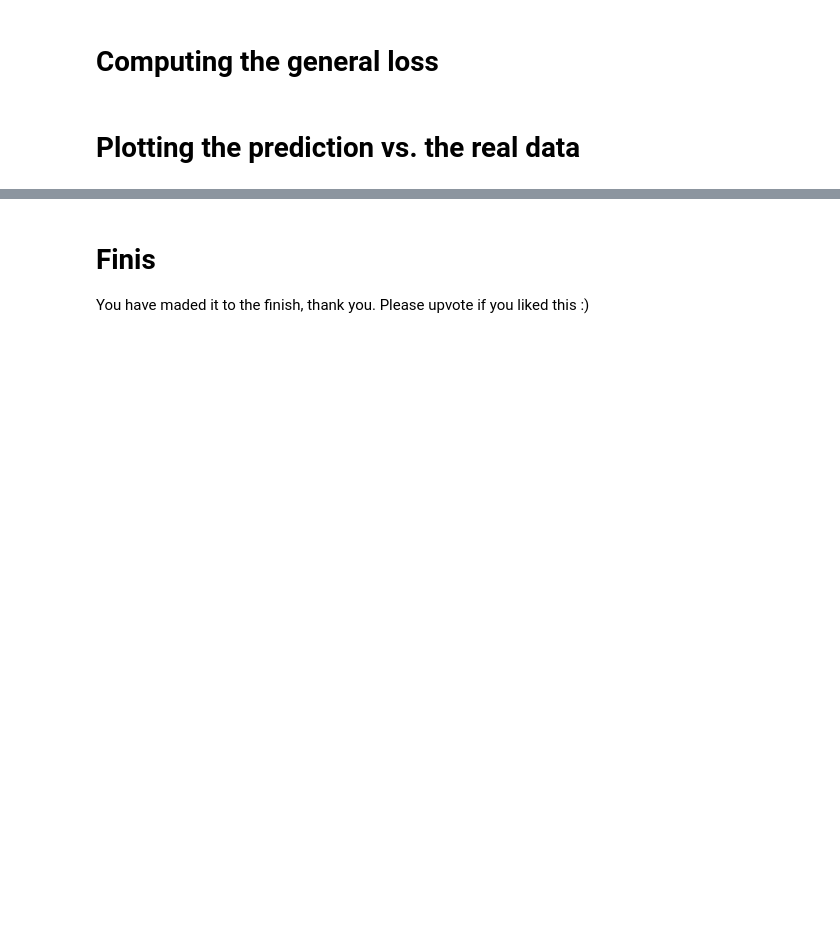
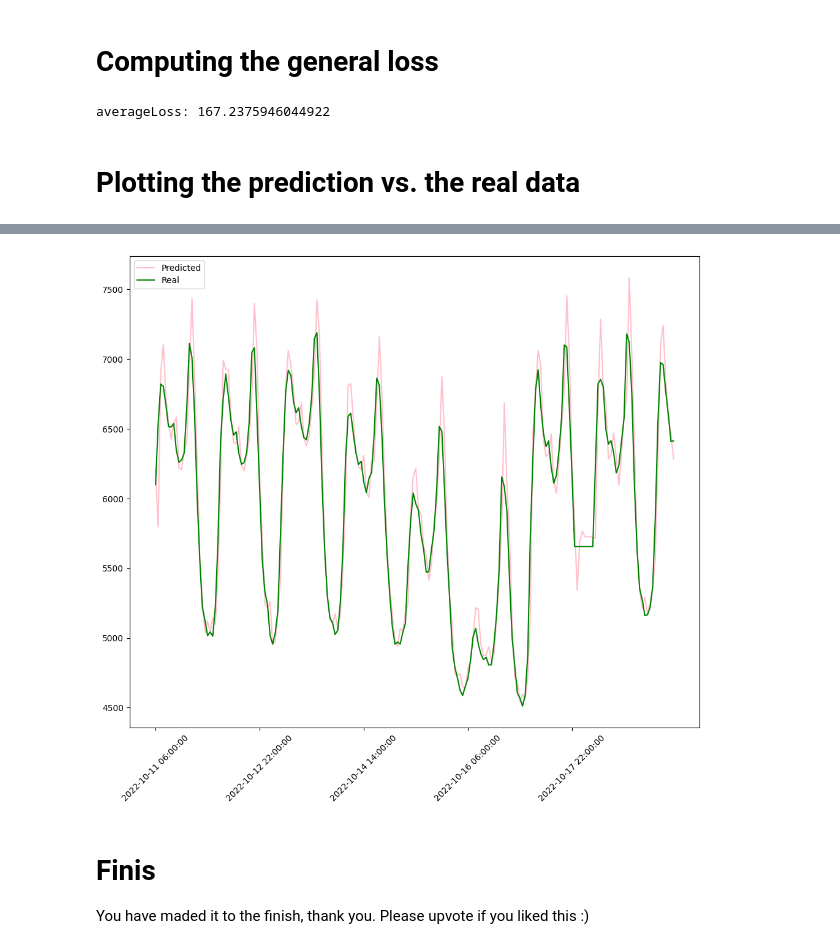
Before and after one commit to comanitza/machine-learning, a Jupyter notebook: notebooks/timeseries-forecasting-using-lstm-with-pytorch.ipynb, the cells around one changed output, grey strips where cells are left out. Drawn from its saved outputs; the diff is of its cells as text; code cells hidden in the pictures; blank space fills up the shorter version.

Commit message:
Kaggle Notebook | Timeseries forecasting using LSTM with PyTorch | Version 4

```diff
--- a/notebooks/timeseries-forecasting-using-lstm-with-pytorch.ipynb
+++ b/notebooks/timeseries-forecasting-using-lstm-with-pytorch.ipynb
@@ -51,2 +142,20 @@ df.head()
 # %% [markdown]
 # Training the model
+# %%
+train_dataset = TensorDataset(xTrain, yTrain)
+train_loader = DataLoader(train_dataset, batch_size=32, shuffle=True)
+
+test_dataset = TensorDataset(xTest, yTest)
+test_loader = DataLoader(test_dataset, batch_size=32, shuffle=False)
+# %%
+numberOfEpochs = 4
+
+model = ElectricityLstm()
+
+trainer = pl.Trainer(max_epochs = numberOfEpochs)
+
+model.train()
+
+trainer.fit(model, train_loader)
+
+model.eval()
@@ -53,4 +171,32 @@ df.head()
 # %% [markdown]
 # Computing the general loss
+# %%
+predictions = []
+actualLabels = []
+
+for batch in test_loader:
+    X, y = batch
+    prediction = model(X)
+
+    predictions.extend(prediction.detach().numpy().flatten())
+    actualLabels.extend(y.detach().numpy().flatten())
+# %%
+scaledPredictions = scaler.inverse_transform(np.array(predictions).reshape(-1, 1))
+scaledYTest = scaler.inverse_transform(np.array(actualLabels).reshape(-1, 1))
+# %%
+averageLoss = np.sqrt(np.mean((scaledPredictions - scaledYTest) ** 2))
+print(f"averageLoss: {averageLoss}")
+# %% [output]
+averageLoss: 167.2375946044922
 # %% [markdown]
 # Plotting the prediction vs. the real data
+# %%
+dataSetSize = 200 # len(scaledPredictions[:100])
+
+plt.figure(figsize=(12,10))
+plt.plot(testDates[:dataSetSize], scaledPredictions[:dataSetSize], color= "pink")
+plt.plot(testDates[:dataSetSize], scaledYTest[:dataSetSize], color= "green")
+plt.legend(["Predicted", "Real"])
+plt.xticks(np.arange(0, dataSetSize, round((dataSetSize / 5)/10)*10))
+plt.xticks(rotation=45)
+# %% [output]
@@ -57,3 +209,4 @@ df.head()
+[figure, added]
 # %% [markdown]
 # Finis
 You have maded it to the finish, thank you. Please upvote if you liked this :)
```
Also changed, not shown: parts of 12 cells of this notebook.
